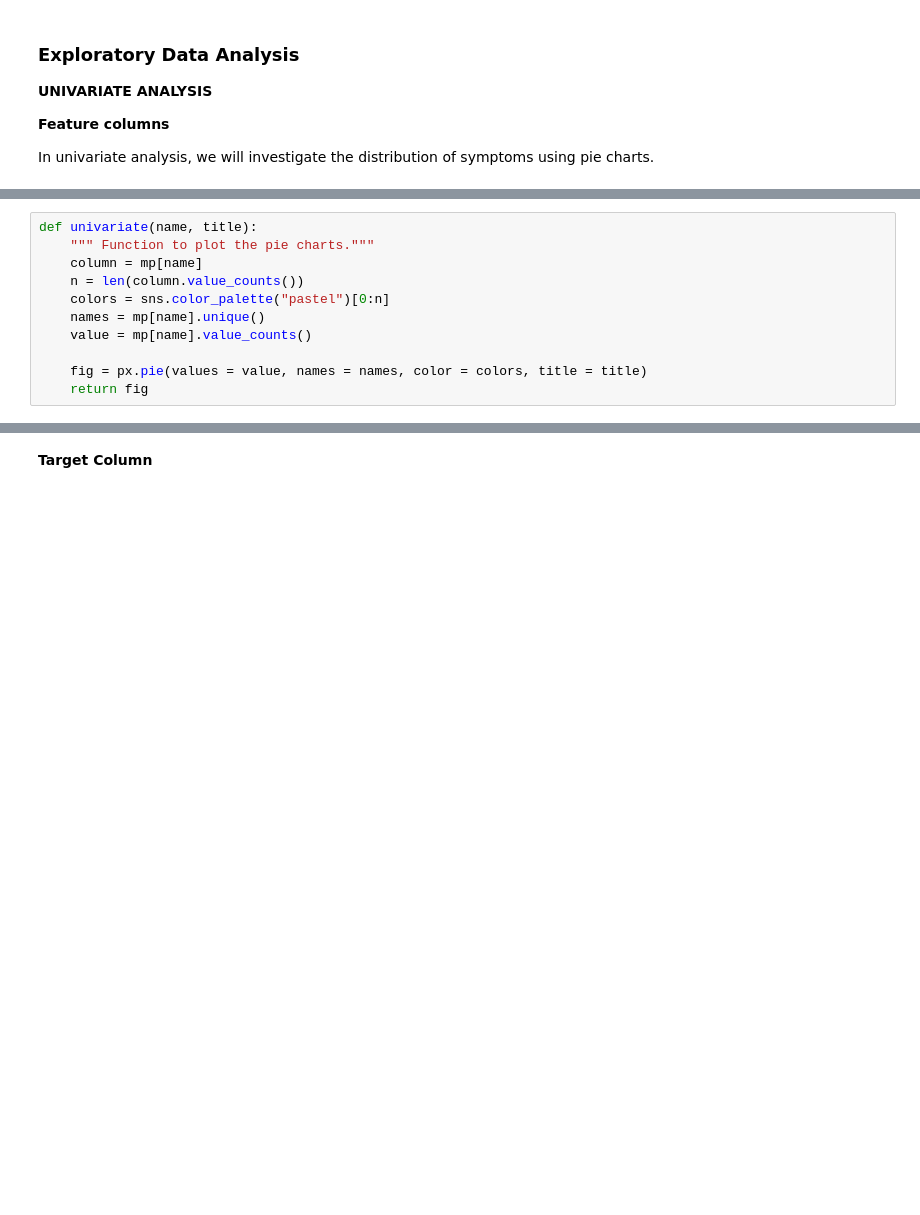
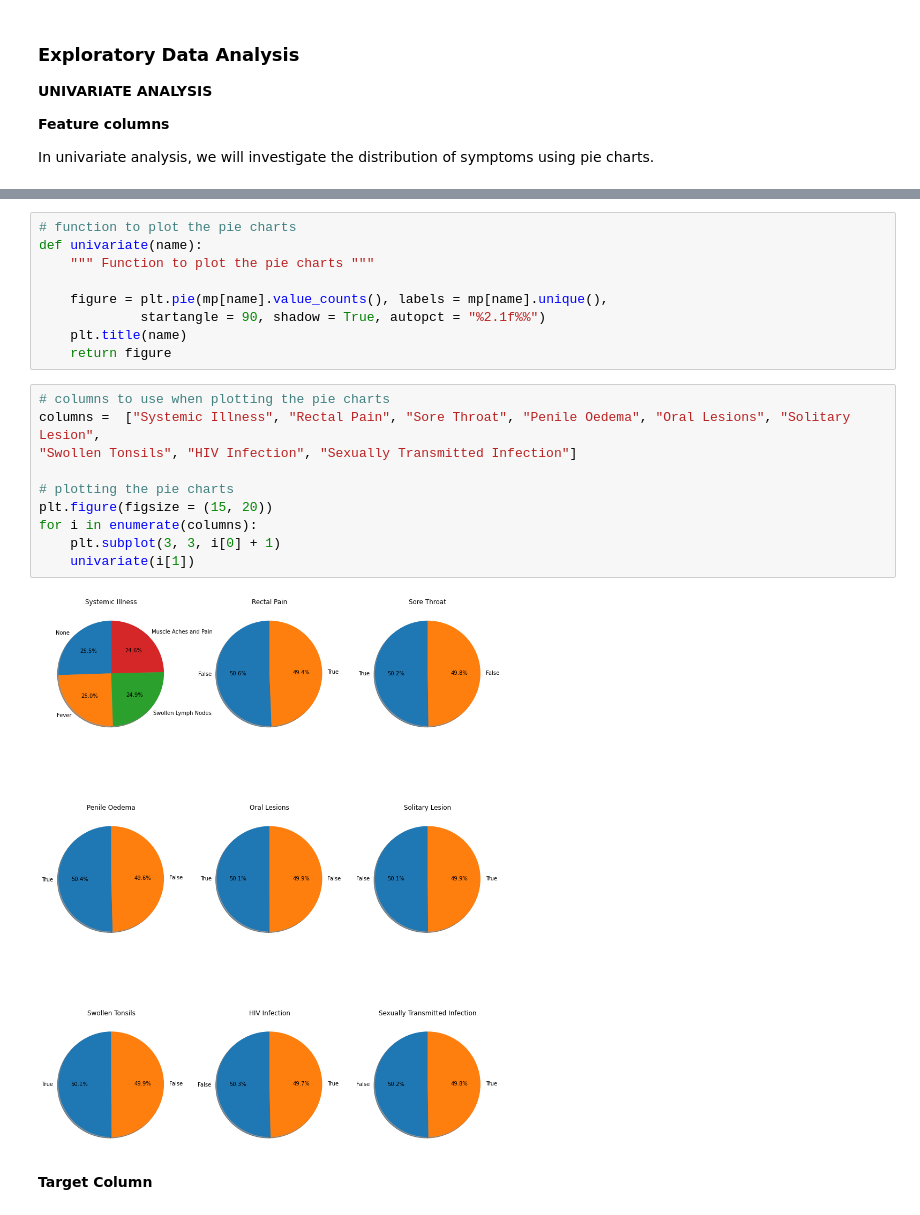
Before and after one commit to lemwaizz/Phase-3-Project, a Jupyter notebook: Monkey_Pox_.ipynb, the cells around one changed output, grey strips where cells are left out. Saved outputs shown, nothing was run; the diff lists cells and outputs as text; blank space fills up the shorter version.

```diff
--- a/Monkey_Pox_.ipynb
+++ b/Monkey_Pox_.ipynb
@@ -209,11 +200,0 @@ plt.pie(mp["MonkeyPox"].value_counts(), labels = mp["MonkeyPox"].unique(), start
-# %%
-def univariate(name, title):
-    """ Function to plot the pie charts."""
-    column = mp[name]
-    n = len(column.value_counts())
-    colors = sns.color_palette("pastel")[0:n]
-    names = mp[name].unique()
-    value = mp[name].value_counts()
-
-    fig = px.pie(values = value, names = names, color = colors, title = title)
-    return fig
@@ -262,3 +201,24 @@ univariate(features[8], f"{features[8]} Distribution")
+# %%
+# function to plot the pie charts
+def univariate(name):
+    """ Function to plot the pie charts """
+
+    figure = plt.pie(mp[name].value_counts(), labels = mp[name].unique(),
+             startangle = 90, shadow = True, autopct = "%2.1f%%")
+    plt.title(name)
+    return figure
+# %%
+# columns to use when plotting the pie charts
+columns =  ["Systemic Illness", "Rectal Pain", "Sore Throat", "Penile Oedema", "Oral Lesions", "Solitary Lesion",
+"Swollen Tonsils", "HIV Infection", "Sexually Transmitted Infection"]
+
+# plotting the pie charts
+plt.figure(figsize = (15, 20))
+for i in enumerate(columns):
+    plt.subplot(3, 3, i[0] + 1)
+    univariate(i[1])
+# %% [output]
+[figure, added]
 # %% [markdown]
 __Target Column__
 # %%
```
Also changed, not shown: parts of 12 cells of this notebook.
